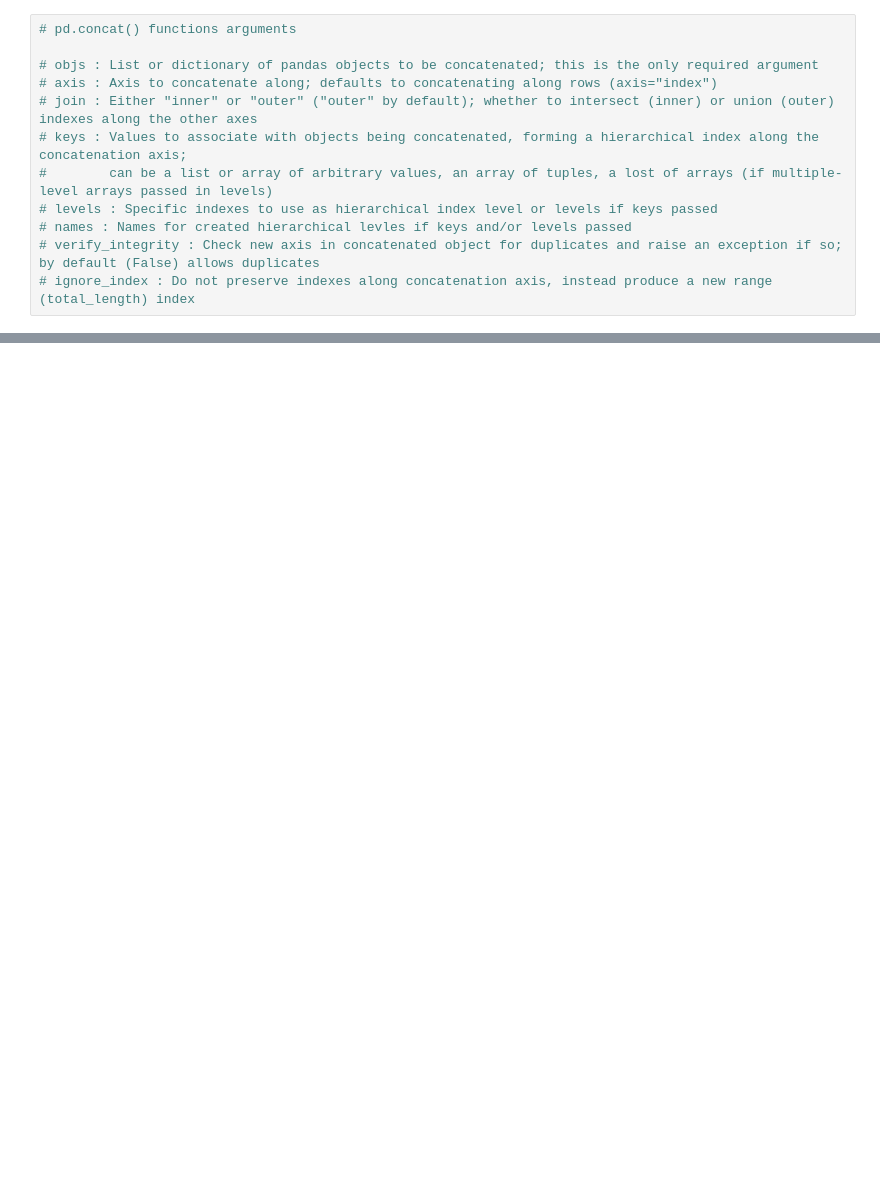
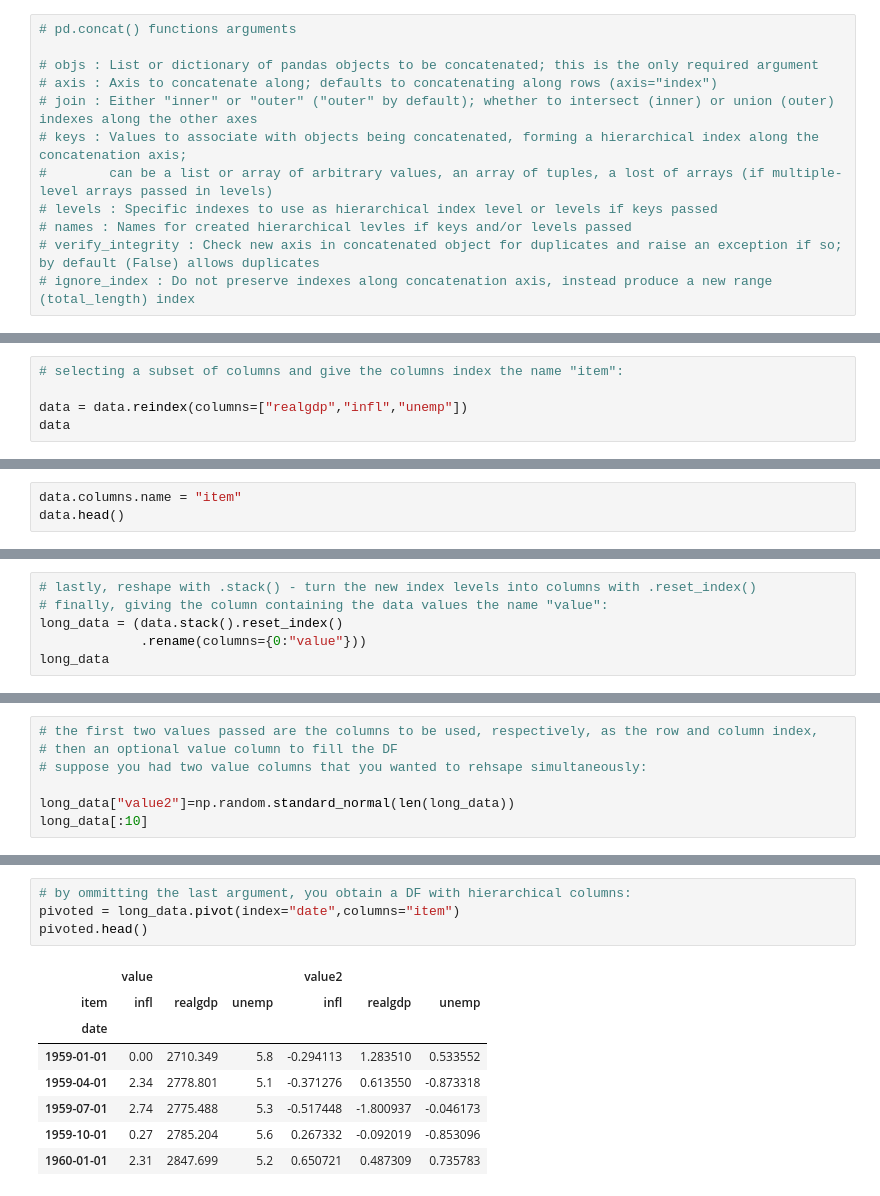
Before and after one commit to jayilpark/Pandas, a Jupyter notebook: PD_practice_ch.8.ipynb, the cells around one changed output, grey strips where cells are left out. Cells and saved outputs as stored; diff of their text form; blank space fills up the shorter version.

```diff
--- a/PD_practice_ch.8.ipynb
+++ b/PD_practice_ch.8.ipynb
@@ -943,0 +1245,5 @@ pd.concat([df1,df2],ignore_index=True)
+# %%
+# selecting a subset of columns and give the columns index the name "item":
+
+data = data.reindex(columns=["realgdp","infl","unemp"])
+data
@@ -943,0 +1265,3 @@ pd.concat([df1,df2],ignore_index=True)
+# %%
+data.columns.name = "item"
+data.head()
@@ -943,0 +1276,6 @@ pd.concat([df1,df2],ignore_index=True)
+# %%
+# lastly, reshape with .stack() - turn the new index levels into columns with .reset_index()
+# finally, giving the column containing the data values the name "value":
+long_data = (data.stack().reset_index()
+             .rename(columns={0:"value"}))
+long_data
@@ -943,0 +1314,7 @@ pd.concat([df1,df2],ignore_index=True)
+# %%
+# the first two values passed are the columns to be used, respectively, as the row and column index,
+# then an optional value column to fill the DF
+# suppose you had two value columns that you wanted to rehsape simultaneously:
+
+long_data["value2"]=np.random.standard_normal(len(long_data))
+long_data[:10]
@@ -943,0 +1333,13 @@ pd.concat([df1,df2],ignore_index=True)
+# %%
+# by ommitting the last argument, you obtain a DF with hierarchical columns:
+pivoted = long_data.pivot(index="date",columns="item")
+pivoted.head()
+# %% [output]
+|  | value |  |  | value2 |  |  |
+| item | infl | realgdp | unemp | infl | realgdp | unemp |
+| date |  |  |  |  |  |  |
+| 1959-01-01 | 0.00 | 2710.349 | 5.8 | -0.294113 | 1.283510 | 0.533552 |
+| 1959-04-01 | 2.34 | 2778.801 | 5.1 | -0.371276 | 0.613550 | -0.873318 |
+| 1959-07-01 | 2.74 | 2775.488 | 5.3 | -0.517448 | -1.800937 | -0.046173 |
+| 1959-10-01 | 0.27 | 2785.204 | 5.6 | 0.267332 | -0.092019 | -0.853096 |
+| 1960-01-01 | 2.31 | 2847.699 | 5.2 | 0.650721 | 0.487309 | 0.735783 |
```
Also changed, not shown: parts of 54 cells of this notebook.
